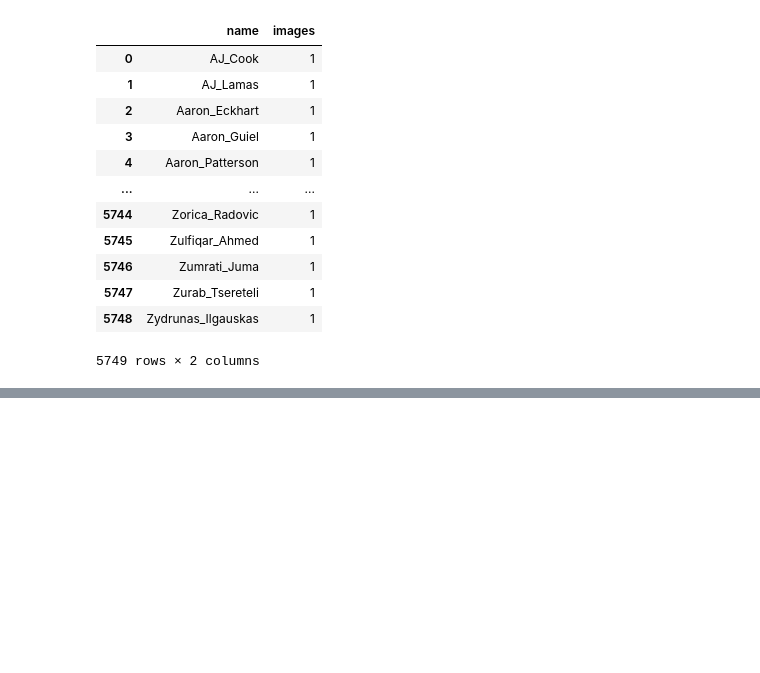
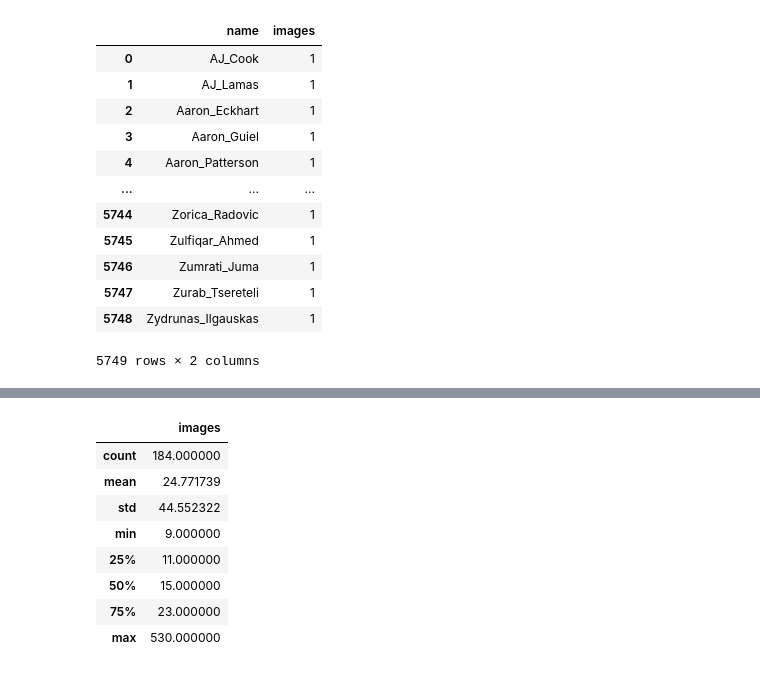
Before and after one commit to sollltit/hw-face-rec-and-id, a Jupyter notebook: Report_M1.ipynb, the cells around one changed output, grey strips where cells are left out. Cells and saved outputs as stored; diff of their text form; code cells hidden in the pictures; blank space fills up the shorter version.

```diff
--- a/Report_M1.ipynb
+++ b/Report_M1.ipynb
@@ -222,0 +304,12 @@ Name: count, dtype: int64
+# %%
+df2_d.describe()
+# %% [output]
+|  | images |
+| count | 184.000000 |
+| mean | 24.771739 |
+| std | 44.552322 |
+| min | 9.000000 |
+| 25% | 11.000000 |
+| 50% | 15.000000 |
+| 75% | 23.000000 |
+| max | 530.000000 |
```
Also changed, not shown: parts of 20 cells of this notebook.
